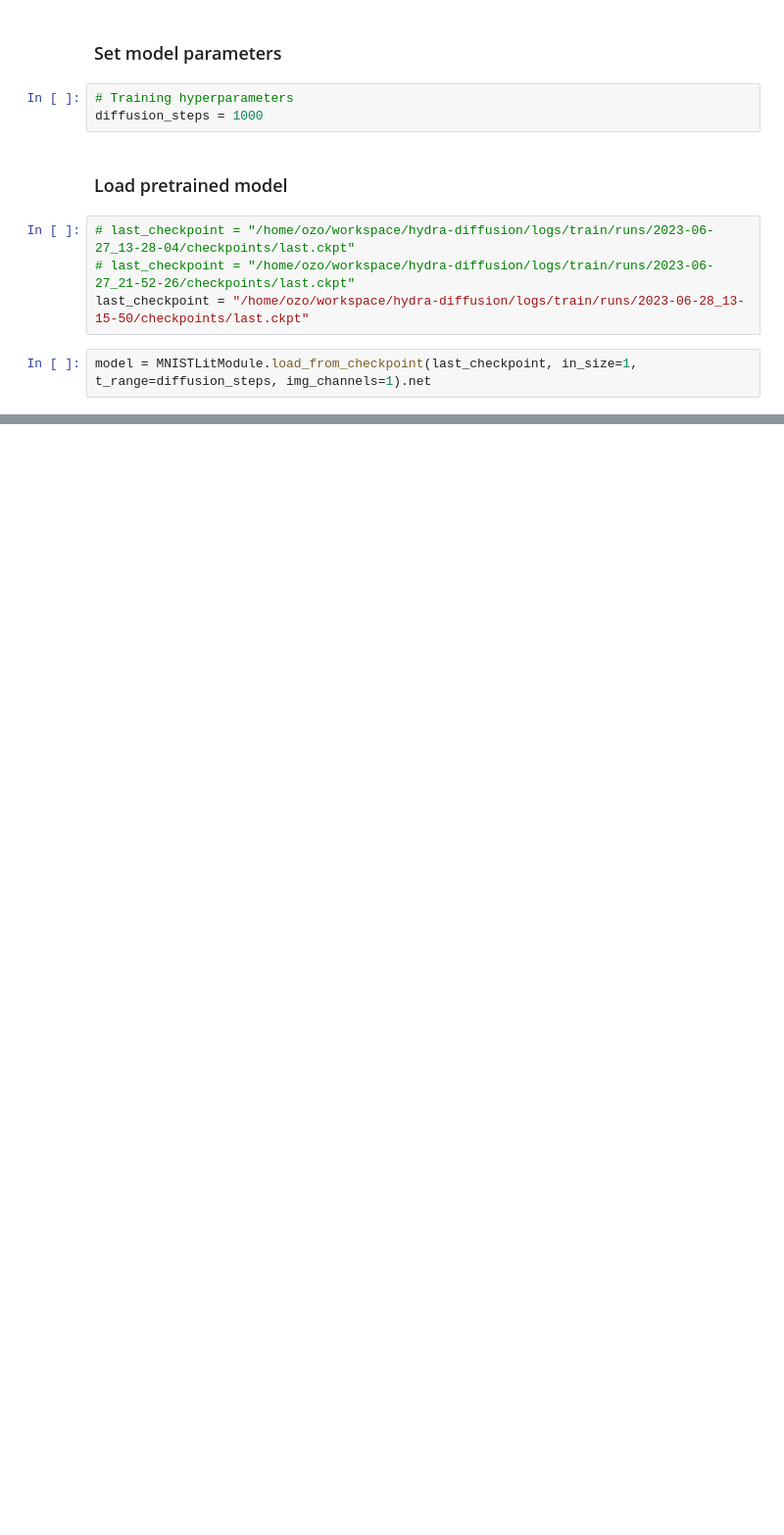
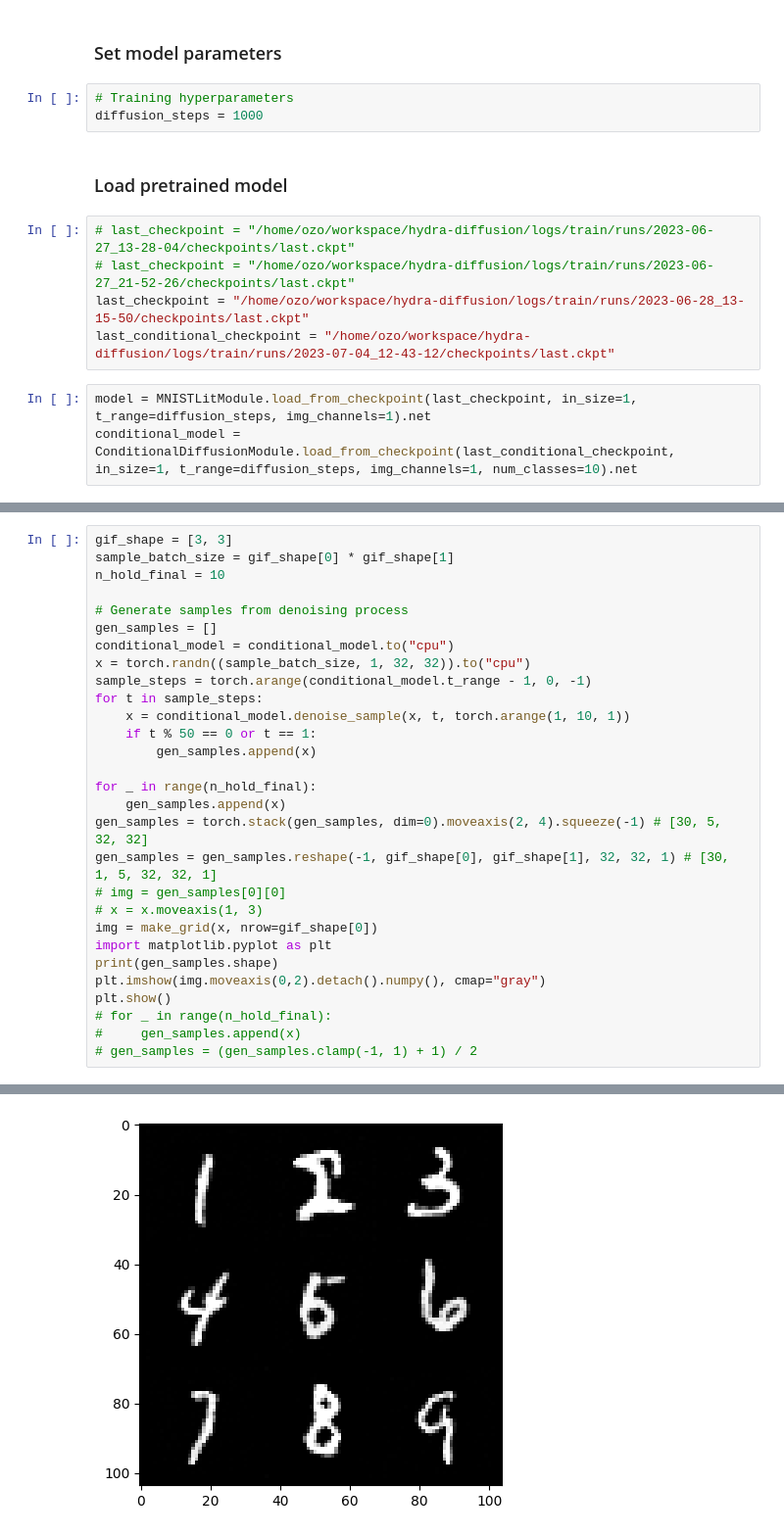
Before and after one commit to phamgialinhlx/hydra-diffusion, a Jupyter notebook: notebooks/inference.ipynb, the cells around one changed output, grey strips where cells are left out. Shown: that part at 98% size. Cells and saved outputs as stored; diff of their text form; blank space fills up the shorter version.

Commit message:
Add condition

```diff
--- a/notebooks/inference.ipynb
+++ b/notebooks/inference.ipynb
@@ -25,6 +26,8 @@ diffusion_steps = 1000
 # last_checkpoint = "/home/ozo/workspace/hydra-diffusion/logs/train/runs/2023-06-27_13-28-04/checkpoints/last.ckpt"
 # last_checkpoint = "/home/ozo/workspace/hydra-diffusion/logs/train/runs/2023-06-27_21-52-26/checkpoints/last.ckpt"
 last_checkpoint = "/home/ozo/workspace/hydra-diffusion/logs/train/runs/2023-06-28_13-15-50/checkpoints/last.ckpt"
+last_conditional_checkpoint = "/home/ozo/workspace/hydra-diffusion/logs/train/runs/2023-07-04_12-43-12/checkpoints/last.ckpt"
 # %%
 model = MNISTLitModule.load_from_checkpoint(last_checkpoint, in_size=1, t_range=diffusion_steps, img_channels=1).net
+conditional_model = ConditionalDiffusionModule.load_from_checkpoint(last_conditional_checkpoint, in_size=1, t_range=diffusion_steps, img_channels=1, num_classes=10).net
 # %% [markdown]
@@ -91,0 +97,30 @@ MovieWriter imagemagick unavailable; using Pillow instead.
+# %%
+gif_shape = [3, 3]
+sample_batch_size = gif_shape[0] * gif_shape[1]
+n_hold_final = 10
+
+# Generate samples from denoising process
+gen_samples = []
+conditional_model = conditional_model.to("cpu")
+x = torch.randn((sample_batch_size, 1, 32, 32)).to("cpu")
+sample_steps = torch.arange(conditional_model.t_range - 1, 0, -1)
+for t in sample_steps:
+    x = conditional_model.denoise_sample(x, t, torch.arange(1, 10, 1))
+    if t % 50 == 0 or t == 1:
+        gen_samples.append(x)
+
+for _ in range(n_hold_final):
+    gen_samples.append(x)
+gen_samples = torch.stack(gen_samples, dim=0).moveaxis(2, 4).squeeze(-1) # [30, 5, 32, 32]
+gen_samples = gen_samples.reshape(-1, gif_shape[0], gif_shape[1], 32, 32, 1) # [30, 1, 5, 32, 32, 1]
+# img = gen_samples[0][0]
+# x = x.moveaxis(1, 3)
+img = make_grid(x, nrow=gif_shape[0])
+import matplotlib.pyplot as plt
+print(gen_samples.shape)
+plt.imshow(img.moveaxis(0,2).detach().numpy(), cmap="gray")
+plt.show()
+# for _ in range(n_hold_final):
+#     gen_samples.append(x)
+# gen_samples = (gen_samples.clamp(-1, 1) + 1) / 2
+# %% [output]
@@ -91,0 +129 @@ MovieWriter imagemagick unavailable; using Pillow instead.
+[figure, added]
```
Also changed, not shown: parts of 7 cells of this notebook, 8 other files.
